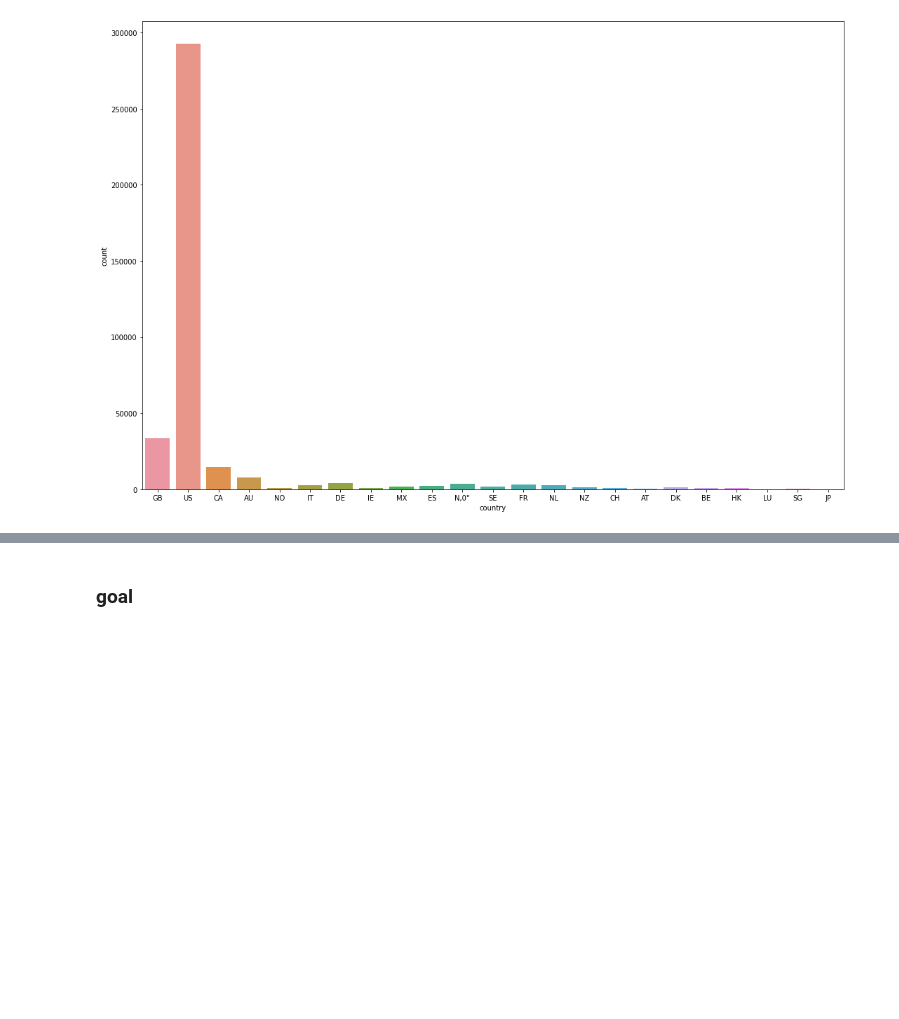
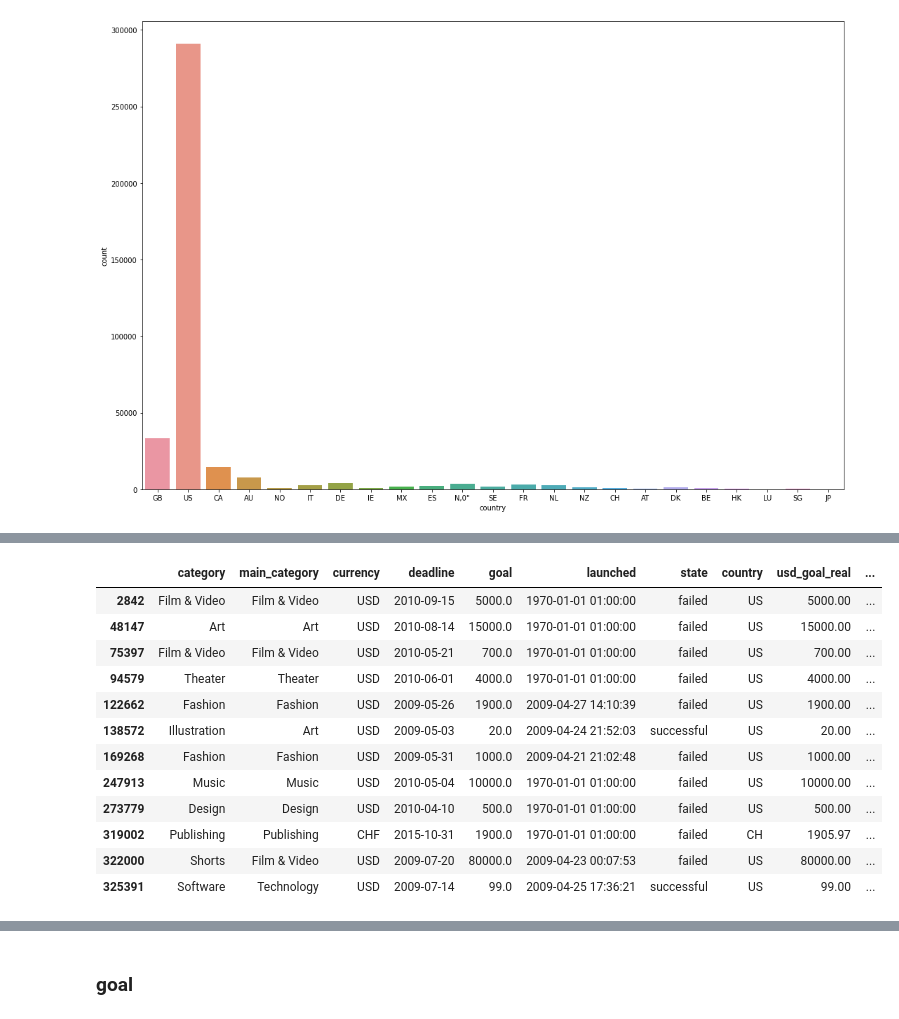
Before and after one commit to TSk-s/Intern, a Jupyter notebook: kickstarter_classification_1.ipynb, the cells around one changed output, grey strips where cells are left out. Saved outputs shown, nothing was run; the diff lists cells and outputs as text; code cells hidden in the pictures; blank space fills up the shorter version.

```diff
--- a/kickstarter_classification_1.ipynb
+++ b/kickstarter_classification_1.ipynb
@@ -321,0 +443,16 @@ USでの募集が全体の77.28%を占めている．<br>
+# %%
+data[data['launched'] <= datetime.datetime(2009, 4, 28)]
+# %% [output]
+|  | category | main_category | currency | deadline | goal | launched | state | country | usd_goal_real | ... |
+| 2842 | Film & Video | Film & Video | USD | 2010-09-15 | 5000.0 | 1970-01-01 01:00:00 | failed | US | 5000.00 | ... |
+| 48147 | Art | Art | USD | 2010-08-14 | 15000.0 | 1970-01-01 01:00:00 | failed | US | 15000.00 | ... |
+| 75397 | Film & Video | Film & Video | USD | 2010-05-21 | 700.0 | 1970-01-01 01:00:00 | failed | US | 700.00 | ... |
+| 94579 | Theater | Theater | USD | 2010-06-01 | 4000.0 | 1970-01-01 01:00:00 | failed | US | 4000.00 | ... |
+| 122662 | Fashion | Fashion | USD | 2009-05-26 | 1900.0 | 2009-04-27 14:10:39 | failed | US | 1900.00 | ... |
+| 138572 | Illustration | Art | USD | 2009-05-03 | 20.0 | 2009-04-24 21:52:03 | successful | US | 20.00 | ... |
+| 169268 | Fashion | Fashion | USD | 2009-05-31 | 1000.0 | 2009-04-21 21:02:48 | failed | US | 1000.00 | ... |
+| 247913 | Music | Music | USD | 2010-05-04 | 10000.0 | 1970-01-01 01:00:00 | failed | US | 10000.00 | ... |
+| 273779 | Design | Design | USD | 2010-04-10 | 500.0 | 1970-01-01 01:00:00 | failed | US | 500.00 | ... |
+| 319002 | Publishing | Publishing | CHF | 2015-10-31 | 1900.0 | 1970-01-01 01:00:00 | failed | CH | 1905.97 | ... |
+| 322000 | Shorts | Film & Video | USD | 2009-07-20 | 80000.0 | 2009-04-23 00:07:53 | failed | US | 80000.00 | ... |
+| 325391 | Software | Technology | USD | 2009-07-14 | 99.0 | 2009-04-25 17:36:21 | successful | US | 99.00 | ... |
```
Also changed, not shown: parts of 45 cells of this notebook.
